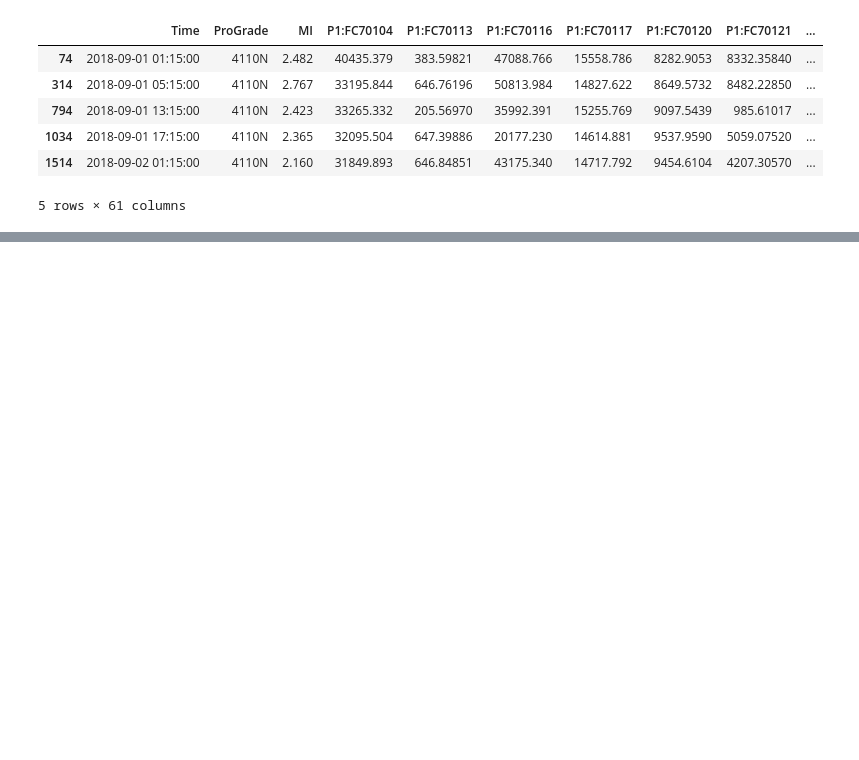
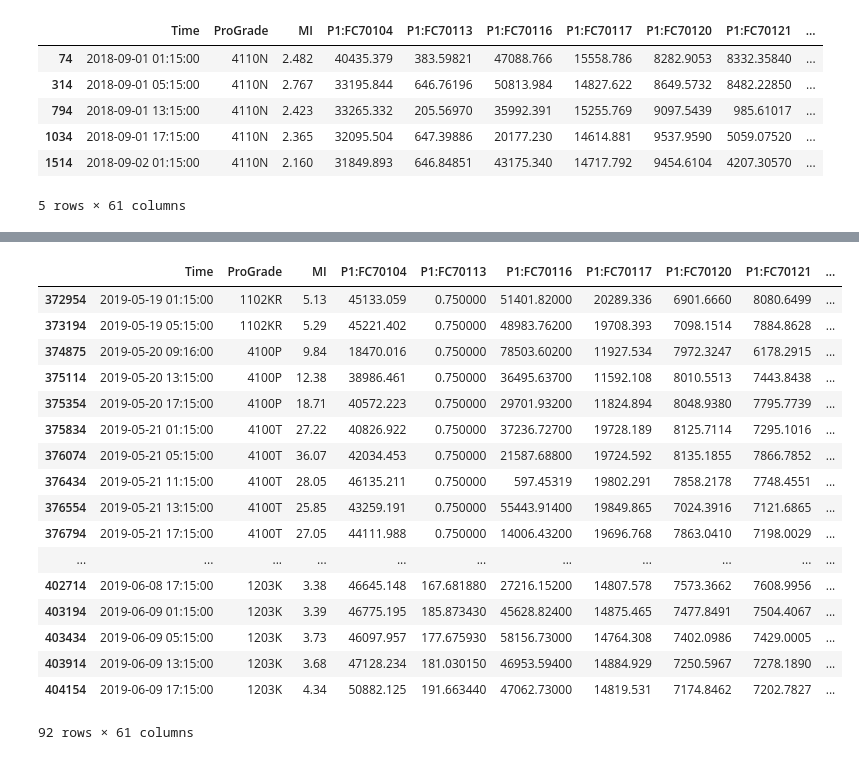
Before and after one commit to sanguis09/Capstone-project, a Jupyter notebook: src/Data Exploration.ipynb, the cells around one changed output, grey strips where cells are left out. Saved outputs shown, nothing was run; the diff lists cells and outputs as text; code cells hidden in the pictures; blank space fills up the shorter version.

```diff
--- a/src/Data Exploration.ipynb
+++ b/src/Data Exploration.ipynb
@@ -151,0 +131,22 @@ plt.show()
+# %%
+#check what is going on at the spike
+tag_MI.loc[(tag_MI['Time'] >= '2019-05-19') & (tag_MI['Time'] <= '2019-06-10')] #it seems like spike occurs in late May
+# %% [output]
+|  | Time | ProGrade | MI | P1:FC70104 | P1:FC70113 | P1:FC70116 | P1:FC70117 | P1:FC70120 | P1:FC70121 | ... |
+| 372954 | 2019-05-19 01:15:00 | 1102KR | 5.13 | 45133.059 | 0.750000 | 51401.82000 | 20289.336 | 6901.6660 | 8080.6499 | ... |
+| 373194 | 2019-05-19 05:15:00 | 1102KR | 5.29 | 45221.402 | 0.750000 | 48983.76200 | 19708.393 | 7098.1514 | 7884.8628 | ... |
+| 374875 | 2019-05-20 09:16:00 | 4100P | 9.84 | 18470.016 | 0.750000 | 78503.60200 | 11927.534 | 7972.3247 | 6178.2915 | ... |
+| 375114 | 2019-05-20 13:15:00 | 4100P | 12.38 | 38986.461 | 0.750000 | 36495.63700 | 11592.108 | 8010.5513 | 7443.8438 | ... |
+| 375354 | 2019-05-20 17:15:00 | 4100P | 18.71 | 40572.223 | 0.750000 | 29701.93200 | 11824.894 | 8048.9380 | 7795.7739 | ... |
+| 375834 | 2019-05-21 01:15:00 | 4100T | 27.22 | 40826.922 | 0.750000 | 37236.72700 | 19728.189 | 8125.7114 | 7295.1016 | ... |
+| 376074 | 2019-05-21 05:15:00 | 4100T | 36.07 | 42034.453 | 0.750000 | 21587.68800 | 19724.592 | 8135.1855 | 7866.7852 | ... |
+| 376434 | 2019-05-21 11:15:00 | 4100T | 28.05 | 46135.211 | 0.750000 | 597.45319 | 19802.291 | 7858.2178 | 7748.4551 | ... |
+| 376554 | 2019-05-21 13:15:00 | 4100T | 25.85 | 43259.191 | 0.750000 | 55443.91400 | 19849.865 | 7024.3916 | 7121.6865 | ... |
+| 376794 | 2019-05-21 17:15:00 | 4100T | 27.05 | 44111.988 | 0.750000 | 14006.43200 | 19696.768 | 7863.0410 | 7198.0029 | ... |
+| ... | ... | ... | ... | ... | ... | ... | ... | ... | ... | ... |
+| 402714 | 2019-06-08 17:15:00 | 1203K | 3.38 | 46645.148 | 167.681880 | 27216.15200 | 14807.578 | 7573.3662 | 7608.9956 | ... |
+| 403194 | 2019-06-09 01:15:00 | 1203K | 3.39 | 46775.195 | 185.873430 | 45628.82400 | 14875.465 | 7477.8491 | 7504.4067 | ... |
+| 403434 | 2019-06-09 05:15:00 | 1203K | 3.73 | 46097.957 | 177.675930 | 58156.73000 | 14764.308 | 7402.0986 | 7429.0005 | ... |
+| 403914 | 2019-06-09 13:15:00 | 1203K | 3.68 | 47128.234 | 181.030150 | 46953.59400 | 14884.929 | 7250.5967 | 7278.1890 | ... |
+| 404154 | 2019-06-09 17:15:00 | 1203K | 4.34 | 50882.125 | 191.663440 | 47062.73000 | 14819.531 | 7174.8462 | 7202.7827 | ... |
+92 rows × 61 columns
```
Also changed, not shown: parts of 23 cells of this notebook, 1 other file.
